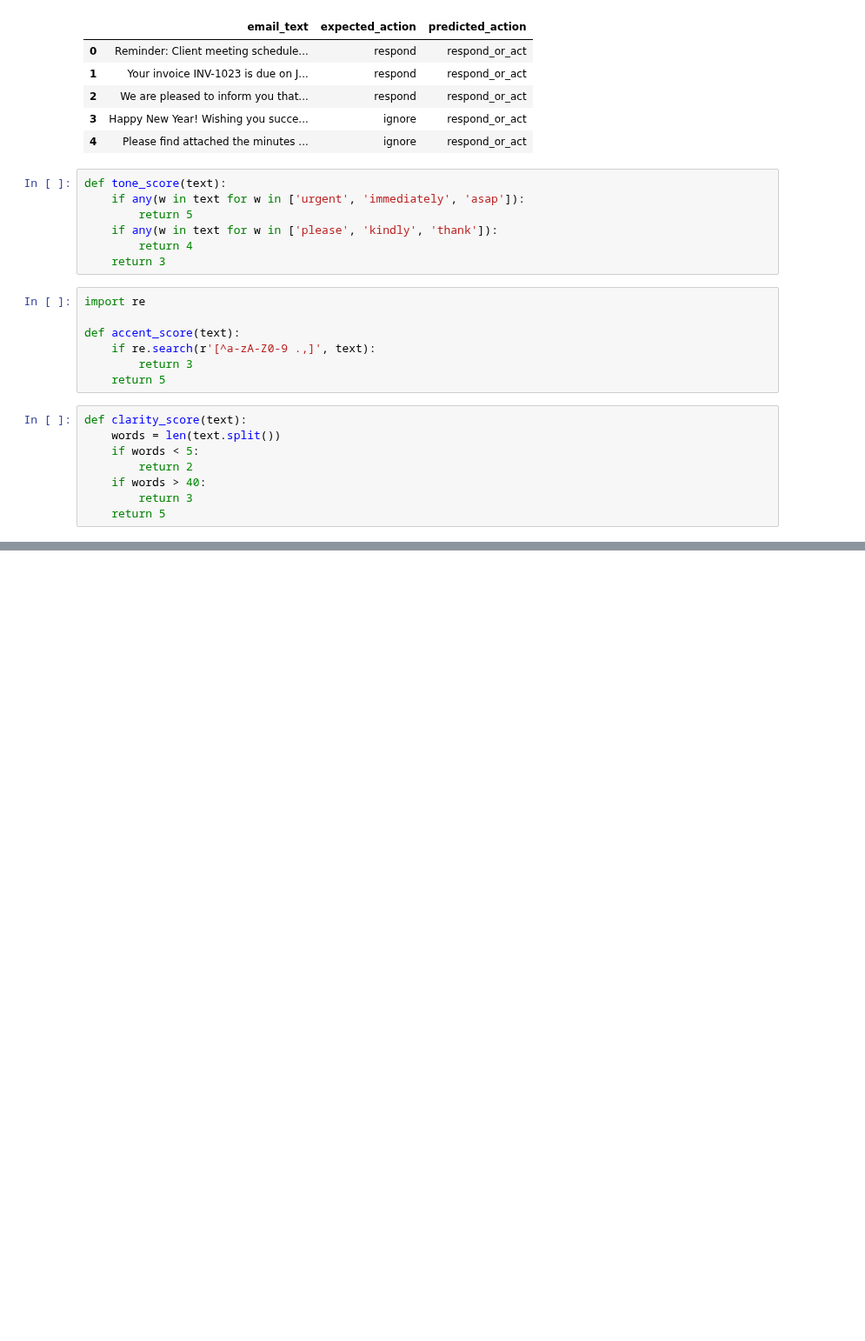
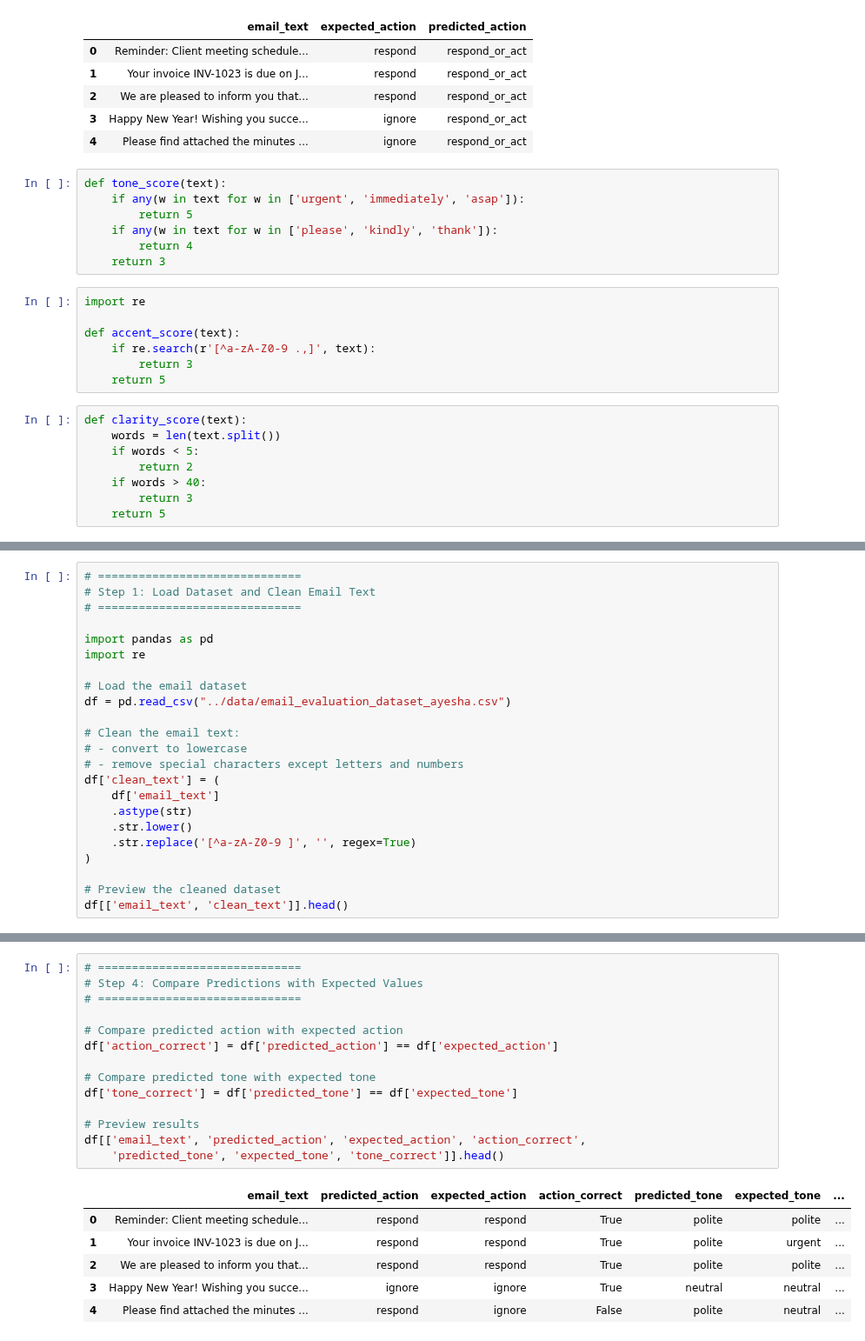
Before and after one commit to springboardmentor74219x/infosys-langgraph-email-assistant-group2, a Jupyter notebook: notebook/milestone2_AyeshaNaaz_email_actions.ipynb, the cells around one changed output, grey strips where cells are left out. Shown at 87% size. Drawn from its saved outputs; the diff is of its cells as text; blank space fills up the shorter version.

```diff
--- a/notebook/milestone2_AyeshaNaaz_email_actions.ipynb
+++ b/notebook/milestone2_AyeshaNaaz_email_actions.ipynb
@@ -193,0 +202,23 @@ sample_data.head()
+# %%
+# ==============================
+# Step 1: Load Dataset and Clean Email Text
+# ==============================
+
+import pandas as pd
+import re
+
+# Load the email dataset
+df = pd.read_csv("../data/email_evaluation_dataset_ayesha.csv")
+
+# Clean the email text:
+# - convert to lowercase
+# - remove special characters except letters and numbers
+df['clean_text'] = (
+    df['email_text']
+    .astype(str)
+    .str.lower()
+    .str.replace('[^a-zA-Z0-9 ]', '', regex=True)
+)
+
+# Preview the cleaned dataset
+df[['email_text', 'clean_text']].head()
@@ -193,0 +328,21 @@ sample_data.head()
+# %%
+# ==============================
+# Step 4: Compare Predictions with Expected Values
+# ==============================
+
+# Compare predicted action with expected action
+df['action_correct'] = df['predicted_action'] == df['expected_action']
+
+# Compare predicted tone with expected tone
+df['tone_correct'] = df['predicted_tone'] == df['expected_tone']
+
+# Preview results
+df[['email_text', 'predicted_action', 'expected_action', 'action_correct',
+    'predicted_tone', 'expected_tone', 'tone_correct']].head()
+# %% [output]
+|  | email_text | predicted_action | expected_action | action_correct | predicted_tone | expected_tone | ... |
+| 0 | Reminder: Client meeting schedule... | respond | respond | True | polite | polite | ... |
+| 1 | Your invoice INV-1023 is due on J... | respond | respond | True | polite | urgent | ... |
+| 2 | We are pleased to inform you that... | respond | respond | True | polite | polite | ... |
+| 3 | Happy New Year! Wishing you succe... | ignore | ignore | True | neutral | neutral | ... |
+| 4 | Please find attached the minutes ... | respond | ignore | False | polite | neutral | ... |
```
Also changed, not shown: parts of 12 cells of this notebook, 1 other file.
